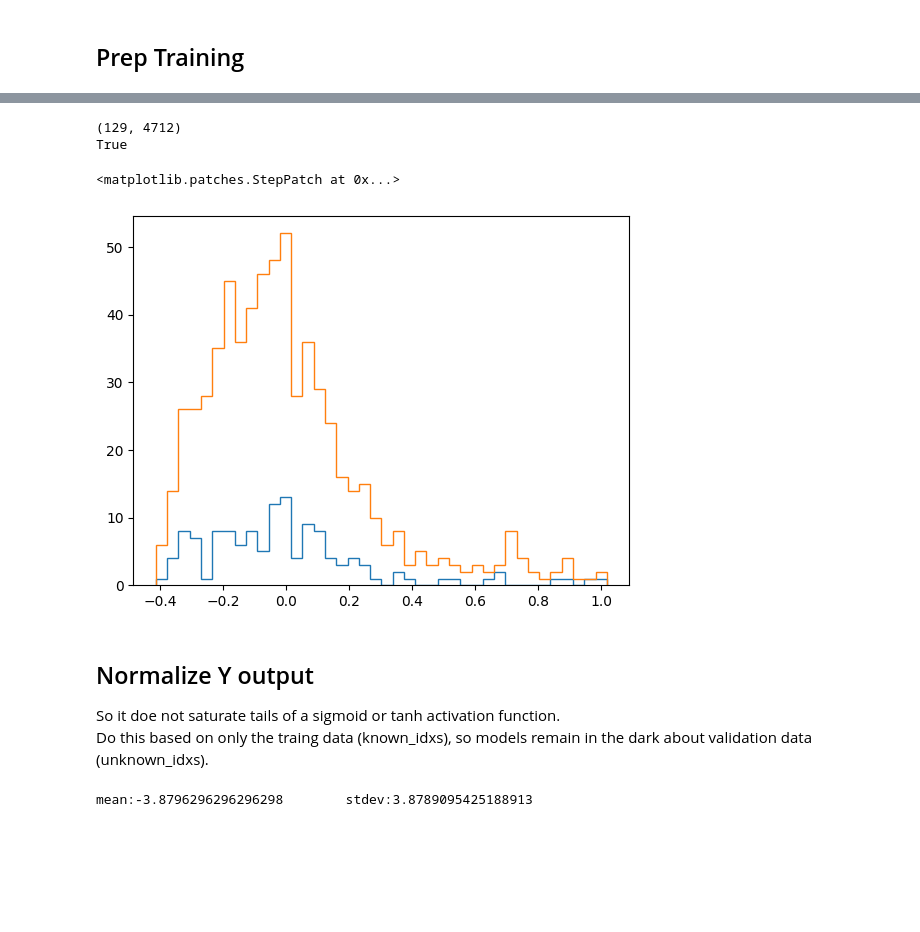
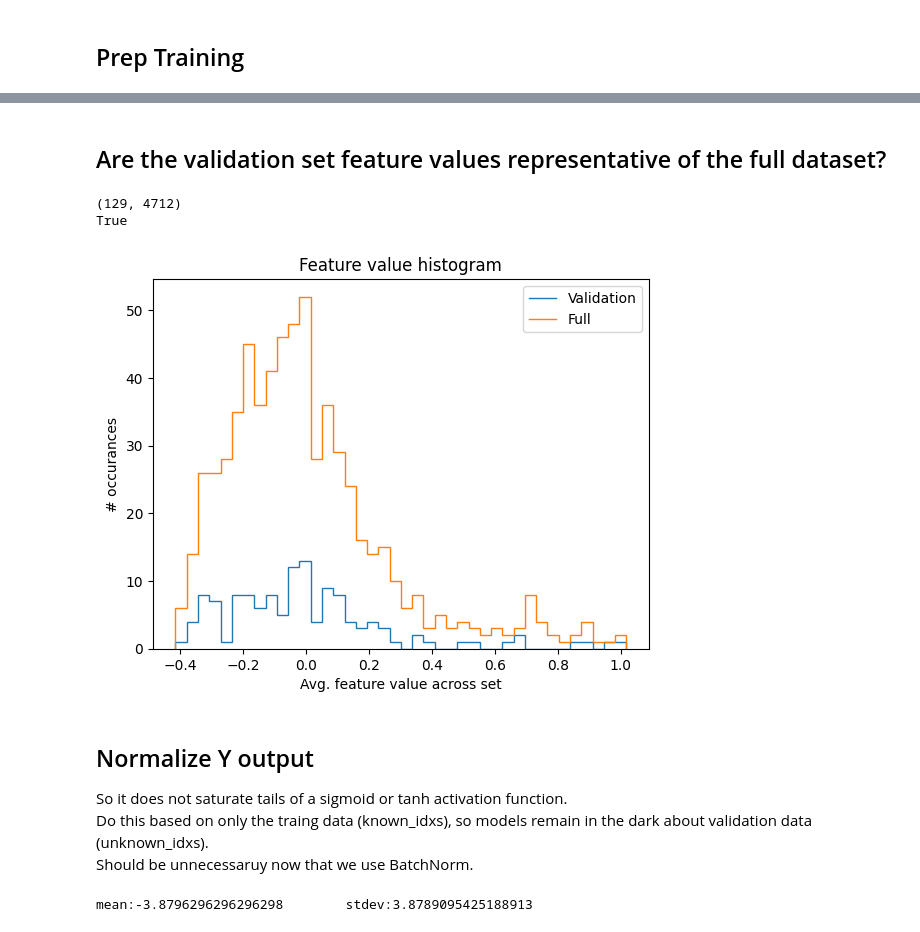
Before and after one commit to zetadin/TransferLearningFromPLS, a Jupyter notebook: ML_perceptron.ipynb, the cells around one changed output, grey strips where cells are left out. Drawn from its saved outputs; the diff is of its cells as text; code cells hidden in the pictures; blank space fills up the shorter version.

```diff
--- a/ML_perceptron.ipynb
+++ b/ML_perceptron.ipynb
@@ -148,48 +142,42 @@ weight_decay=1e-3
 normalize_x=True
 X_filter=keep_feature_indeces
 impfilt=None
-validation_db_file=None
-# cap_output=False # replaced by sigmoid activation function in layer before last
+
 cap_output=1e5 # will cap network prediction at +/- this value. Prevents infinite validations loss due to overflow in torch.square within an MSE calculation
 
 weighted=False
 use_dropout=True
 use_batchnorms=True
-#shiftY=False @ gets overwriten further down
+#shiftY=False # gets overwriten to True further down
 
 redo=False
 show_progress=False
 
 batchsize=100
 eval_batchsize=200
-activation="relu"
-last_activation="sigmoid"
+activation="relu"         # activation function to use
+last_activation="sigmoid" # activation function override for second to last layer
 
 eval_every=min(50, n_Epochs)
 plot_every=min(5000, n_Epochs)
 backup_models_every=10000
 
-normalize_x=True
-predict_all_ligs=True
+normalize_x=True          # normalize input features?
+predict_all_ligs=True     # predict values for all molecules at the end?
 
 save_folder="models/Perceptron"
 max_cache_Mem_MB = 1024
-train_summary_model = True
-dr_name="all_RDKit_Descr"
+train_summary_model = True # train models on all tarining data? If False will only do cross validation models.
+dr_name="all_RDKit_Descr" # what to call the data representation
 
 
 n_starting_ligs=int(np.floor(len(ligs)*0.8)) # num training ligands, will be split into cross validation blocks
 XVal_blocks = 3 # num cross-validation blocks in training set
 
-from sklearn.model_selection import KFold
-def data_split(data):
-    kf=KFold(n_splits=XVal_blocks, shuffle=True, random_state=12345)
-    return(kf.split(data))
-
 device = torch.device("cpu") #assume initial allocation on cpu
 
 
-validation_db_file = "just not None"
+validation_db_file = "just not None" # flag for whether to calculate metrics on the validation set, None or False or "" -> No
 # %% [markdown]
 ## Prep Training
 # %%
@@ -308,25 +287,30 @@ Found normalization factors across all ligands 2023-11-28 12:02:00.605677
 Will save models in:
          models/Perceptron
+# %% [markdown]
+## Are the validation set feature values representative of the full dataset?
 # %%
 validation_X = np.array([v[0] for v in val_dataset])
 validation_Y = np.array([v[1] for v in val_dataset]).flatten()
 print(validation_X.shape)
 print(np.all(np.isfinite(validation_X)))
 
 counts, bins = np.histogram(np.mean(validation_X, axis=1), bins=40)
-plt.stairs(counts, bins)
+plt.stairs(counts, bins, label="Validation")
 
 counts, bins = np.histogram(np.mean(np.array([v[0] for v in full_dataset]), axis=1), bins=40)
-plt.stairs(counts, bins)
+plt.stairs(counts, bins, label="Full")
+plt.gca().set(xlabel='Avg. feature value across set', ylabel='# occurances', title="Feature value histogram")
+plt.legend()
+plt.show()
 # %% [output]
 (129, 4712)
 True
-<matplotlib.patches.StepPatch at 0x...>
-[figure, old version]
+[figure, new version]
 # %% [markdown]
 ## Normalize Y output
-So it doe not saturate tails of a sigmoid or tanh activation function.<br>
-Do this based on only the traing data (known_idxs), so models remain in the dark about validation data (unknown_idxs).
+So it does not saturate tails of a sigmoid or tanh activation function.<br>
+Do this based on only the traing data (known_idxs), so models remain in the dark about validation data (unknown_idxs).<br>
+Should be unnecessaruy now that we use BatchNorm.
 # %%
 # histogram Y
 trainingY=allYdata[known_idxs]
```
Also changed, not shown: parts of 5 cells of this notebook.
